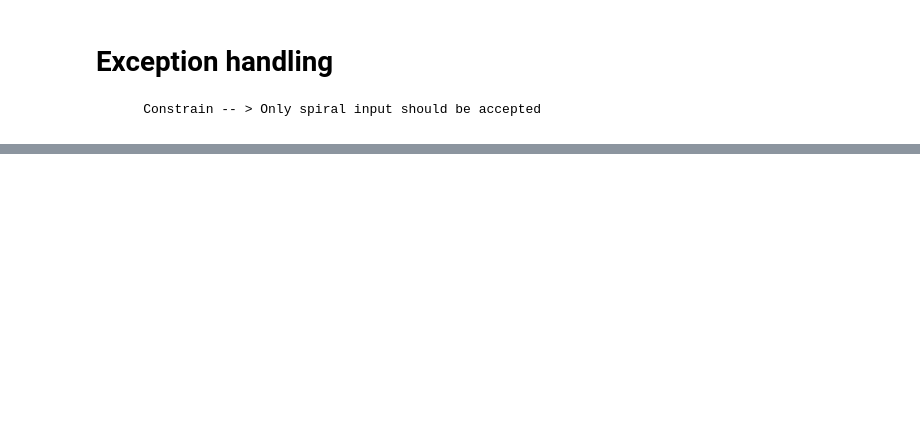
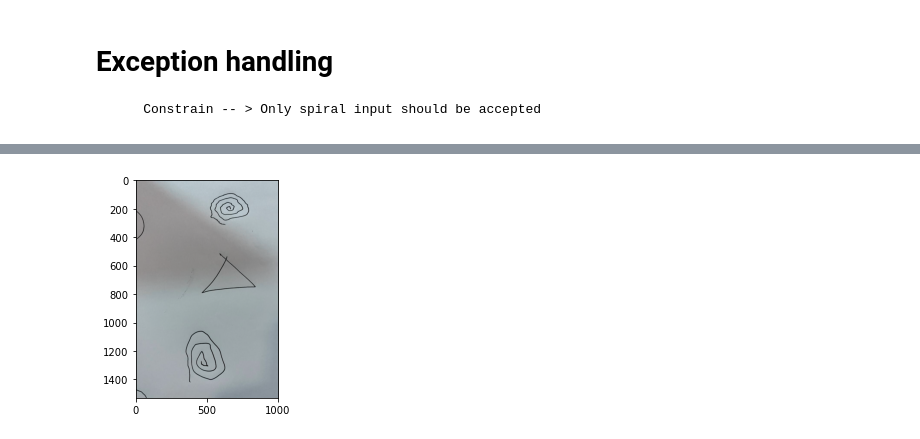
Before and after one commit to mahimairaja/Parkinson_Detection_spiral, a Jupyter notebook: Parkinson_Detection/Hand_drawings/Exception_Handing.ipynb, the cells around one changed output, grey strips where cells are left out. Cells and saved outputs as stored; diff of their text form; code cells hidden in the pictures; blank space fills up the shorter version.

```diff
--- a/Parkinson_Detection/Hand_drawings/Exception_Handing.ipynb
+++ b/Parkinson_Detection/Hand_drawings/Exception_Handing.ipynb
@@ -9,0 +54,19 @@ import matplotlib.pyplot as plt
+# %%
+cur_dir = os.getcwd()
+img_path = ('/Users/mahimairaja/Desktop/tri.png')
+
+img = cv2.imread(img_path)
+# img = cv2.cvtColor(img, cv2.COLOR_BGR2RGB)
+plt.imshow(img)
+
+def quantify_image(image):
+    # compute the histogram of oriented gradients feature vector for
+    # the input image
+    features = feature.hog(image, orientations=9,
+                           pixels_per_cell=(10, 10), cells_per_block=(2, 2),
+                           transform_sqrt=True, block_norm="L1")
+
+    # return the feature vector
+    return features
+# %% [output]
+[figure, added]
```
Also changed, not shown: parts of 10 cells of this notebook.
